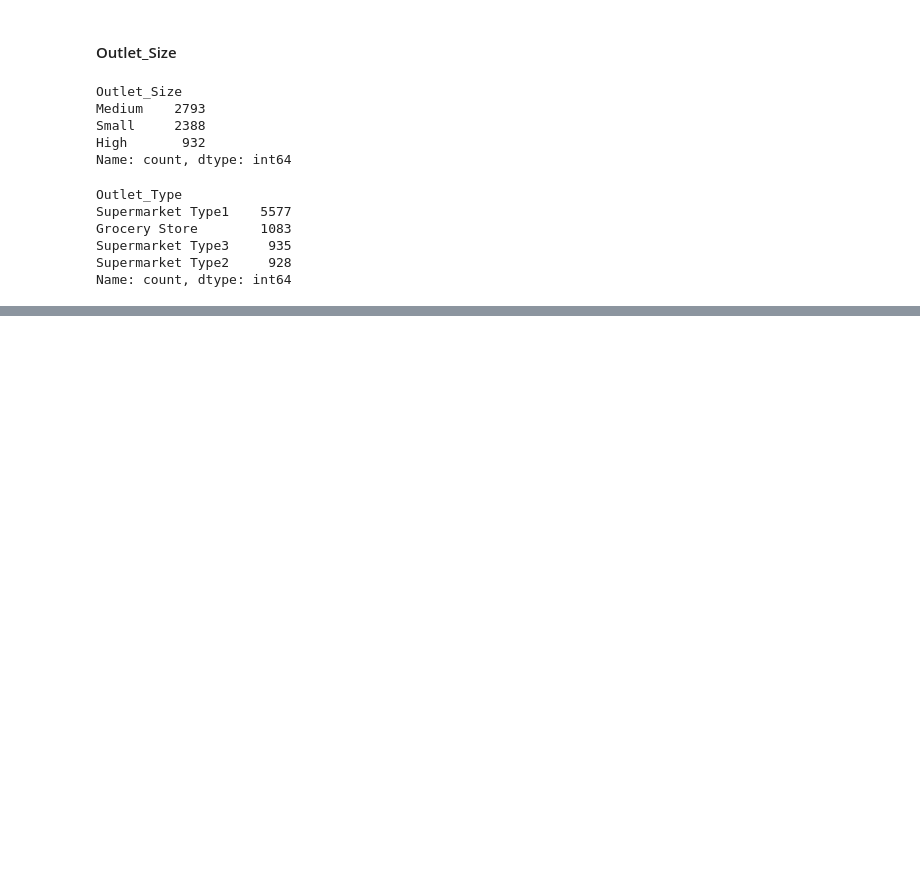
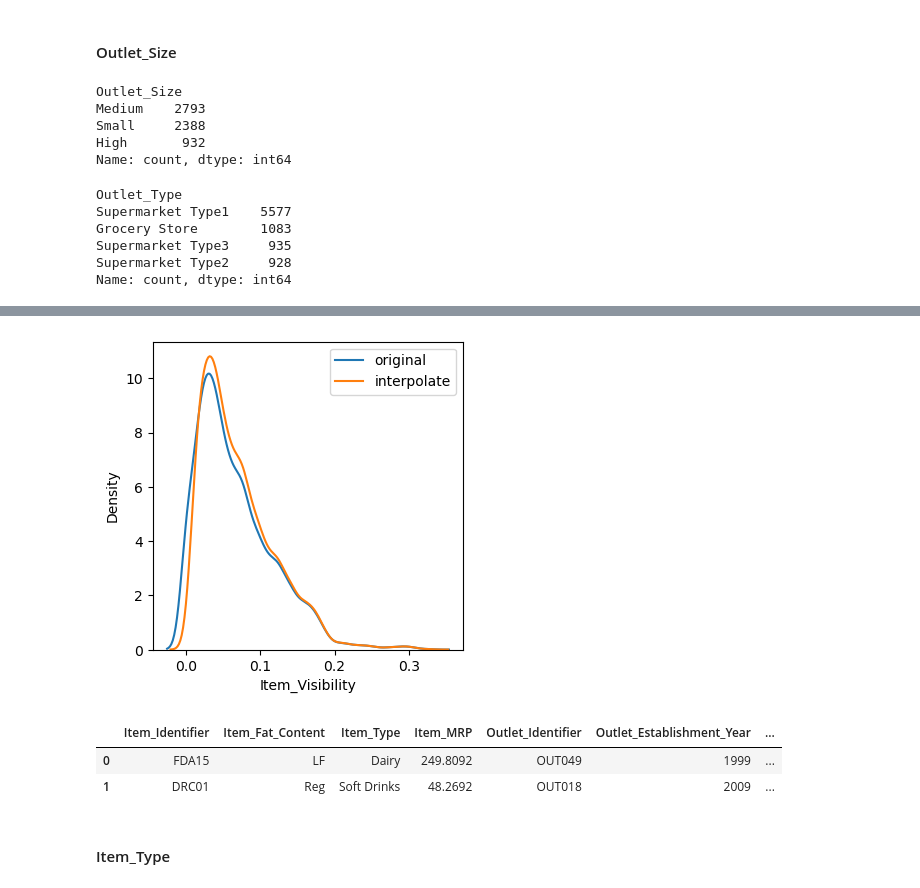
Before and after one commit to VED-PRAKA5H/sales-forecasting, a Jupyter notebook: notebook/eda.ipynb, the cells around one changed output, grey strips where cells are left out. Saved outputs shown, nothing was run; the diff lists cells and outputs as text; code cells hidden in the pictures; blank space fills up the shorter version.

```diff
--- a/notebook/eda.ipynb
+++ b/notebook/eda.ipynb
@@ -257,0 +272,3 @@ Name: count, dtype: int64
+# %%
+# Fill missing 'Outlet_Size' values using the calculated modes
+df['Filled_Outlet_Size'] = df.apply(lambda row: mode_outlet_size[row['Outlet_Type']] if pd.isnull(row['Outlet_Size']) else row['Outlet_Size'], axis=1)
@@ -257,0 +284,2 @@ Name: count, dtype: int64
+# %%
+df.drop(['Outlet_Size'], axis=1, inplace=True)
@@ -257,0 +319,3 @@ Name: count, dtype: int64
+# %%
+x = lambda e : 'LF' if e == 'Low Fat' or e == 'low fat' or e == 'LF' else 'Reg'
+df['Item_Fat_Content']= df['Item_Fat_Content'].apply(x)
@@ -257,0 +351,2 @@ Name: count, dtype: int64
+# %%
+df['Item_Visibility_linear'] = df['Item_Visibility'].replace(0,np.nan).interpolate(method='linear')
@@ -257,0 +369,9 @@ Name: count, dtype: int64
+# %%
+# lets check distribution after and before interpolation
+plt.figure(figsize=(4,4))
+sns.kdeplot(data=df, x='Item_Visibility', label= 'original')
+sns.kdeplot(data=df, x='Item_Visibility_linear', label= 'interpolate')
+plt.legend()
+plt.show()
+# %% [output]
+[figure, added]
@@ -257,0 +381,8 @@ Name: count, dtype: int64
+# %%
+df.head(2)
+# %% [output]
+|  | Item_Identifier | Item_Fat_Content | Item_Type | Item_MRP | Outlet_Identifier | Outlet_Establishment_Year | ... |
+| 0 | FDA15 | LF | Dairy | 249.8092 | OUT049 | 1999 | ... |
+| 1 | DRC01 | Reg | Soft Drinks | 48.2692 | OUT018 | 2009 | ... |
+# %% [markdown]
+#### Item_Type
```
Also changed, not shown: parts of 69 cells of this notebook.
